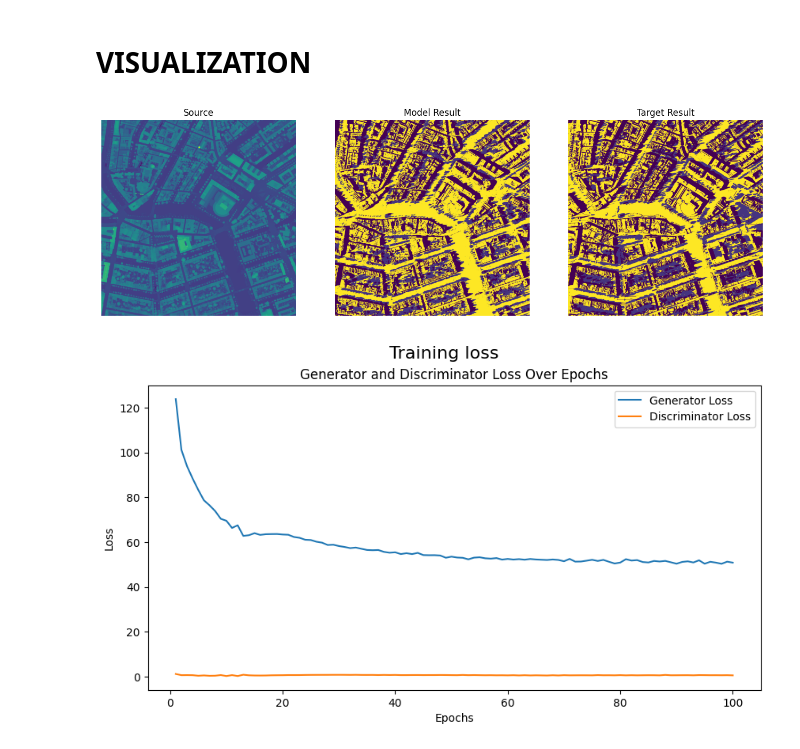
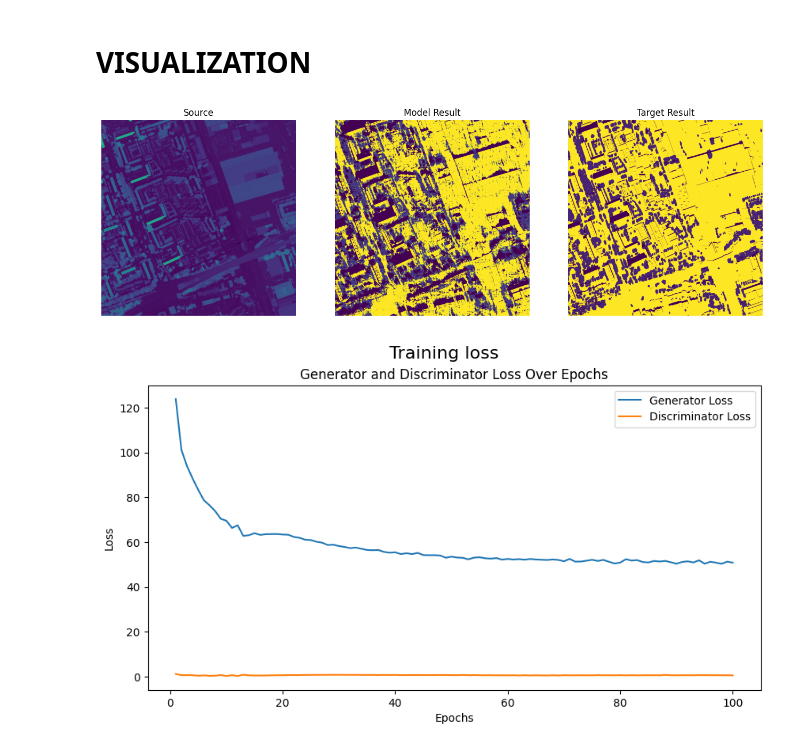
Before and after one commit to lucjonker/Shady_Shenanigans, a Jupyter notebook: src/evaluate_model.ipynb, the cells around one changed output. Cells and saved outputs as stored; diff of their text form; code cells hidden in the pictures.

```diff
--- a/src/evaluate_model.ipynb
+++ b/src/evaluate_model.ipynb
@@ -89,15 +106,19 @@ Writing for tile: 218...
 # %%
 # test_tile = "/Users/luc/Geomatics/Thesis/testing_data/271110/input/271110_p_403_2022_06_02_dsm.tif"
 # result_tile = "/Users/luc/Geomatics/Thesis/ShadyShenanigans/results/ams_masked/c99_403_o64.tif"
 # target_tile = "/Users/luc/Geomatics/Thesis/testing_data/271110/targets/403/271110_p_403_Shadow_20240515_1730_LST.tif"
 
-test_tile = "/Users/luc/Geomatics/Thesis/misc_data/input/271110_Ams/test_tiles/dsms/combined/271110_p_189_2022_06_02_dsm.tif"
-result_tile = "/Users/luc/Geomatics/Thesis/ShadyShenanigans/results/ams_masked/c99_189_o64.tif"
-target_tile = "/Users/luc/Geomatics/Thesis/training_data/271110/targets/189/271110_p_189_Shadow_20240515_1730_LST.tif"
+# test_tile = "/Users/luc/Geomatics/Thesis/misc_data/input/271110_Ams/test_tiles/dsms/combined/271110_p_189_2022_06_02_dsm.tif"
+# result_tile = "/Users/luc/Geomatics/Thesis/ShadyShenanigans/results/ams_masked/c99_189_o64.tif"
+# target_tile = "/Users/luc/Geomatics/Thesis/training_data/271110/targets/189/271110_p_189_Shadow_20240515_1730_LST.tif"
+
+test_tile = "/Users/luc/Geomatics/model_data_case_study/324269/input/324269_p_11_2021_05_29_dsm.tif"
+result_tile = "/Users/luc/Geomatics/model_data_case_study/324269/output/11/324269_p_11_20260620_1330_model.tif"
+target_tile = "/Users/luc/Geomatics/model_data_case_study/324269/targets/11/324269_p_11_Shadow_20260620_1330_LST.tif"
 
 display_res(test_tile, result_tile, target_tile)
 # %% [output]
-[figure, old version]
+[figure, new version]
 # %%
 df = pd.read_csv(
     "/Users/luc/Geomatics/Thesis/ShadyShenanigans/results/ams_masked/results/loss_logs/version_0/metrics.csv")
```
Also changed, not shown: parts of 4 cells of this notebook, 1 other file.
